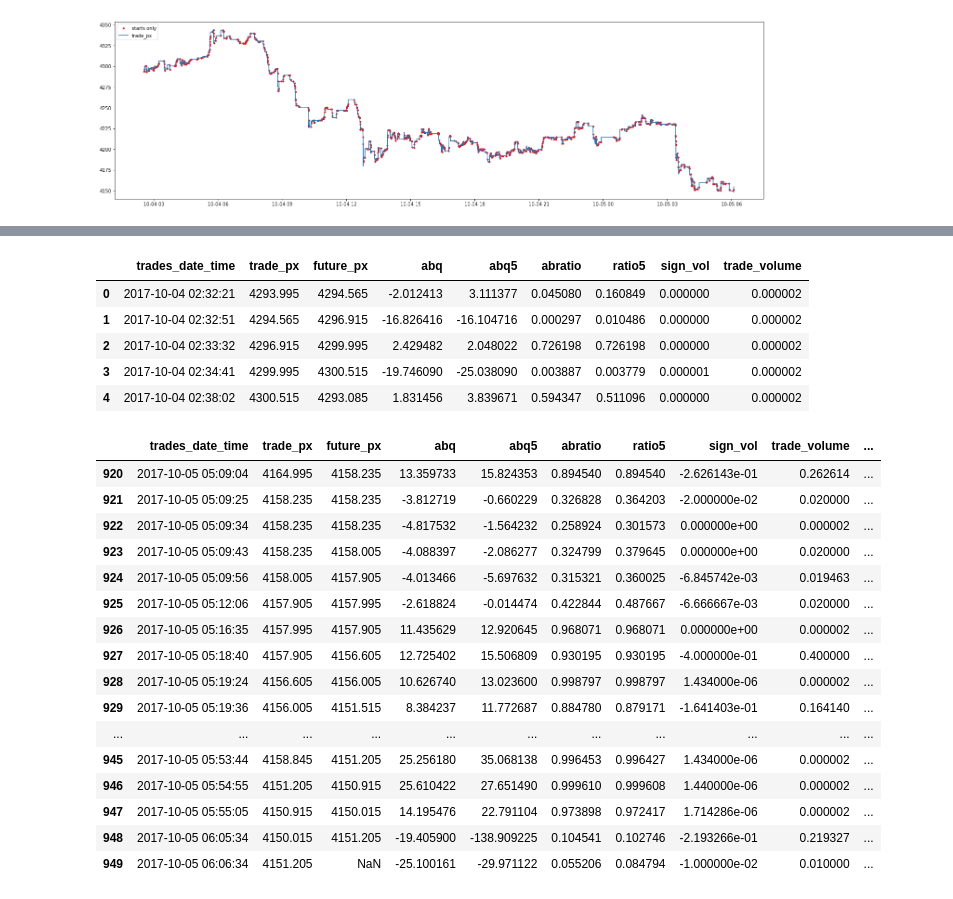
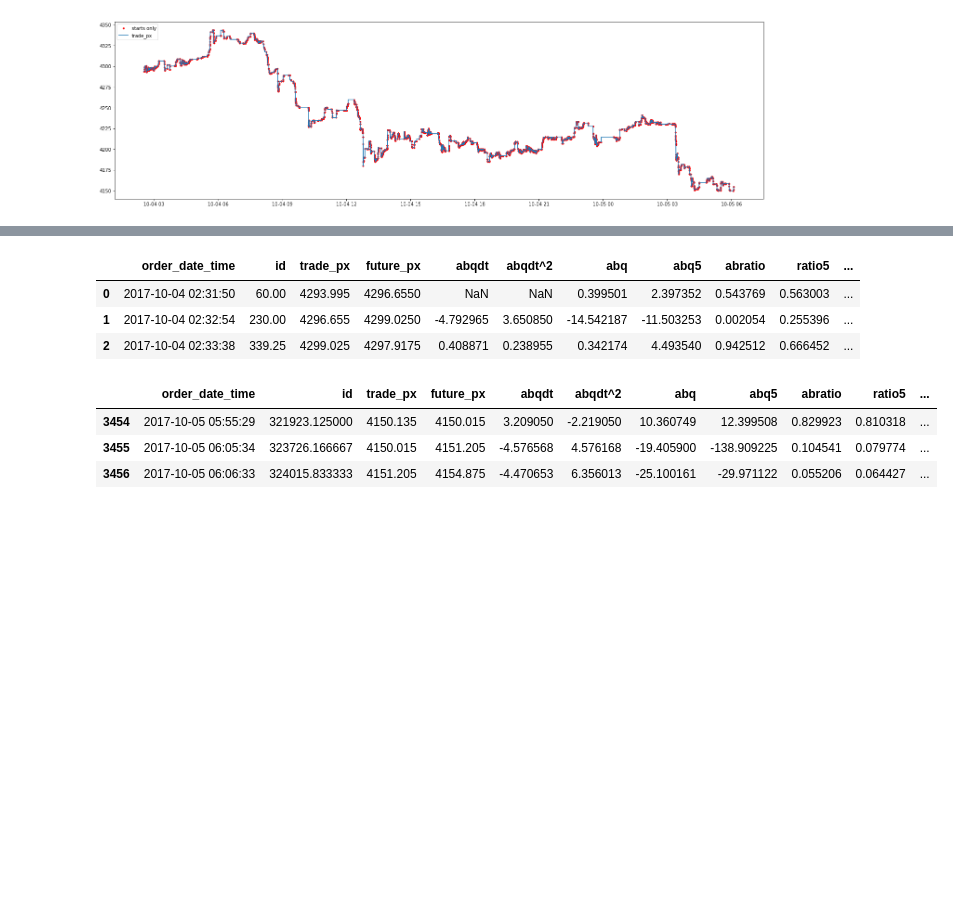
Before and after one commit to XsCpExAlX/Ethereum, a Jupyter notebook: Find Slopes.ipynb, the cells around one changed output, grey strips where cells are left out. Drawn from its saved outputs; the diff is of its cells as text; code cells hidden in the pictures; blank space fills up the shorter version.

```diff
--- a/Find Slopes.ipynb
+++ b/Find Slopes.ipynb
@@ -132,0 +161,5 @@ tdt['diff']=tdt['trade_px'].diff(periods=1).round(8)
+# %%
+odt['norepeat']=odt['diff'].loc[odt['diff'].shift(-1) != 0]
+diff = odt[odt['diff'] != 0]
+nans = np.isnan(diff)
+odt.head(120)
@@ -132,0 +186,6 @@ tdt['diff']=tdt['trade_px'].diff(periods=1).round(8)
+# %%
+sliced = odt[odt['diff'] != 0]
+start = odt[odt['norepeat'] == 0]
+sliced=sliced.iloc[::5]
+start=pd.concat([sliced,start])
+start.head(10)
@@ -133,10 +206,8 @@ tdt['diff']=tdt['trade_px'].diff(periods=1).round(8)
 # %%
 
-tdt['norepeat']=tdt['diff'].loc[tdt['diff'].shift(-1) != 0]
-diff = tdt[tdt['diff'] != 0]
-nans = np.isnan(diff)
-#norepeat = norepeat[np.isfinite(tdt['norepeat'])]
-start = tdt[tdt['norepeat'] == 0]
+
+#norepeat = norepeat[np.isfinite(odt['norepeat'])]
+
 start=start.drop('diff', axis=1)
 start=start.drop('norepeat', axis=1)
-start['zero']=0
+#start['zero']=0
@@ -162,5 +227,5 @@ print(start.columns.values)
 # %%
-start = start[['trade_px', 'future_px', 'abq','abq5','abratio', 'ratio5','sign_vol','trade_volume']]
+start = start[['id','trade_px', 'future_px','abqdt','abqdt^2', 'abq','abq5','abratio', 'ratio5','ratio5dt','sign_vol','trade_volume']]
 # %%
 plt.figure(figsize=(25,7))
 plt.plot(start['trade_px'], label = 'starts only',linestyle='',marker='o',markersize=3,color='red')
@@ -194,36 +259,21 @@ trades_date_time
 # %%
 start.reset_index(inplace=True)
-start.head()
+start.head(3)
 # %% [output]
-|  | trades_date_time | trade_px | future_px | abq | abq5 | abratio | ratio5 | sign_vol | trade_volume |
-| 0 | 2017-10-04 02:32:21 | 4293.995 | 4294.565 | -2.012413 | 3.111377 | 0.045080 | 0.160849 | 0.000000 | 0.000002 |
-| 1 | 2017-10-04 02:32:51 | 4294.565 | 4296.915 | -16.826416 | -16.104716 | 0.000297 | 0.010486 | 0.000000 | 0.000002 |
-| 2 | 2017-10-04 02:33:32 | 4296.915 | 4299.995 | 2.429482 | 2.048022 | 0.726198 | 0.726198 | 0.000000 | 0.000002 |
-| 3 | 2017-10-04 02:34:41 | 4299.995 | 4300.515 | -19.746090 | -25.038090 | 0.003887 | 0.003779 | 0.000001 | 0.000002 |
-| 4 | 2017-10-04 02:38:02 | 4300.515 | 4293.085 | 1.831456 | 3.839671 | 0.594347 | 0.511096 | 0.000000 | 0.000002 |
+|  | order_date_time | id | trade_px | future_px | abqdt | abqdt^2 | abq | abq5 | abratio | ratio5 | ... |
+| 0 | 2017-10-04 02:31:50 | 60.00 | 4293.995 | 4296.6550 | NaN | NaN | 0.399501 | 2.397352 | 0.543769 | 0.563003 | ... |
+| 1 | 2017-10-04 02:32:54 | 230.00 | 4296.655 | 4299.0250 | -4.792965 | 3.650850 | -14.542187 | -11.503253 | 0.002054 | 0.255396 | ... |
+| 2 | 2017-10-04 02:33:38 | 339.25 | 4299.025 | 4297.9175 | 0.408871 | 0.238955 | 0.342174 | 4.493540 | 0.942512 | 0.666452 | ... |
 # %%
 start['price_change']=start['future_px']-start['trade_px']
 #start.head(30)
 start['before price_change']=1
 #start['god_mode']=start['price_change' > 0].sum()
-start['god_mode'] = np.where(start['price_change'] > 0, 0, start['price_change'])
+start['god_mode'] = np.where(start['price_change'] < 0, 0, start['price_change'])
 start['god_mode'] = start['god_mode'].sum()
-start.tail(30)
+start.tail(3)
 # %% [output]
-|  | trades_date_time | trade_px | future_px | abq | abq5 | abratio | ratio5 | sign_vol | trade_volume | ... |
-| 920 | 2017-10-05 05:09:04 | 4164.995 | 4158.235 | 13.359733 | 15.824353 | 0.894540 | 0.894540 | -2.626143e-01 | 0.262614 | ... |
-| 921 | 2017-10-05 05:09:25 | 4158.235 | 4158.235 | -3.812719 | -0.660229 | 0.326828 | 0.364203 | -2.000000e-02 | 0.020000 | ... |
-| 922 | 2017-10-05 05:09:34 | 4158.235 | 4158.235 | -4.817532 | -1.564232 | 0.258924 | 0.301573 | 0.000000e+00 | 0.000002 | ... |
-| 923 | 2017-10-05 05:09:43 | 4158.235 | 4158.005 | -4.088397 | -2.086277 | 0.324799 | 0.379645 | 0.000000e+00 | 0.020000 | ... |
-| 924 | 2017-10-05 05:09:56 | 4158.005 | 4157.905 | -4.013466 | -5.697632 | 0.315321 | 0.360025 | -6.845742e-03 | 0.019463 | ... |
-| 925 | 2017-10-05 05:12:06 | 4157.905 | 4157.995 | -2.618824 | -0.014474 | 0.422844 | 0.487667 | -6.666667e-03 | 0.020000 | ... |
-| 926 | 2017-10-05 05:16:35 | 4157.995 | 4157.905 | 11.435629 | 12.920645 | 0.968071 | 0.968071 | 0.000000e+00 | 0.000002 | ... |
-| 927 | 2017-10-05 05:18:40 | 4157.905 | 4156.605 | 12.725402 | 15.506809 | 0.930195 | 0.930195 | -4.000000e-01 | 0.400000 | ... |
-| 928 | 2017-10-05 05:19:24 | 4156.605 | 4156.005 | 10.626740 | 13.023600 | 0.998797 | 0.998797 | 1.434000e-06 | 0.000002 | ... |
-| 929 | 2017-10-05 05:19:36 | 4156.005 | 4151.515 | 8.384237 | 11.772687 | 0.884780 | 0.879171 | -1.641403e-01 | 0.164140 | ... |
-| ... | ... | ... | ... | ... | ... | ... | ... | ... | ... | ... |
-| 945 | 2017-10-05 05:53:44 | 4158.845 | 4151.205 | 25.256180 | 35.068138 | 0.996453 | 0.996427 | 1.434000e-06 | 0.000002 | ... |
-| 946 | 2017-10-05 05:54:55 | 4151.205 | 4150.915 | 25.610422 | 27.651490 | 0.999610 | 0.999608 | 1.440000e-06 | 0.000002 | ... |
-| 947 | 2017-10-05 05:55:05 | 4150.915 | 4150.015 | 14.195476 | 22.791104 | 0.973898 | 0.972417 | 1.714286e-06 | 0.000002 | ... |
-| 948 | 2017-10-05 06:05:34 | 4150.015 | 4151.205 | -19.405900 | -138.909225 | 0.104541 | 0.102746 | -2.193266e-01 | 0.219327 | ... |
-| 949 | 2017-10-05 06:06:34 | 4151.205 | NaN | -25.100161 | -29.971122 | 0.055206 | 0.084794 | -1.000000e-02 | 0.010000 | ... |
+|  | order_date_time | id | trade_px | future_px | abqdt | abqdt^2 | abq | abq5 | abratio | ratio5 | ... |
+| 3454 | 2017-10-05 05:55:29 | 321923.125000 | 4150.135 | 4150.015 | 3.209050 | -2.219050 | 10.360749 | 12.399508 | 0.829923 | 0.810318 | ... |
+| 3455 | 2017-10-05 06:05:34 | 323726.166667 | 4150.015 | 4151.205 | -4.576568 | 4.576168 | -19.405900 | -138.909225 | 0.104541 | 0.079774 | ... |
+| 3456 | 2017-10-05 06:06:33 | 324015.833333 | 4151.205 | 4154.875 | -4.470653 | 6.356013 | -25.100161 | -29.971122 | 0.055206 | 0.064427 | ... |
```
Also changed, not shown: parts of 35 cells of this notebook.
